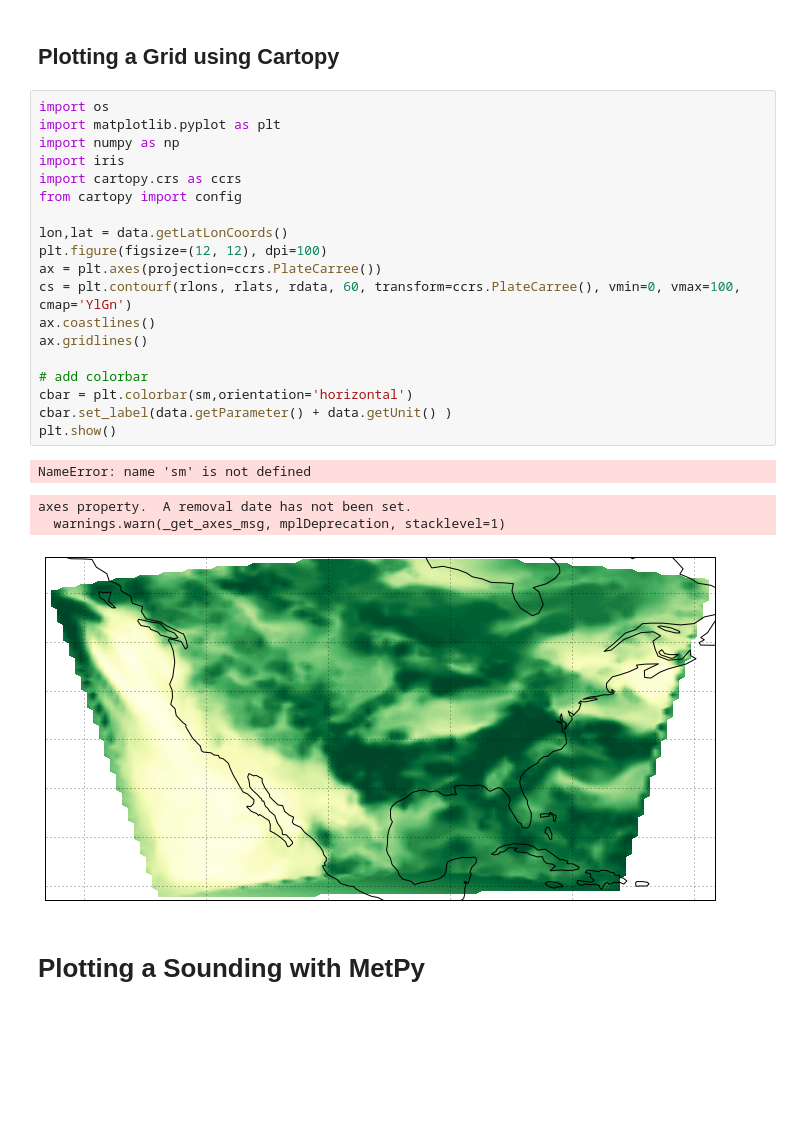
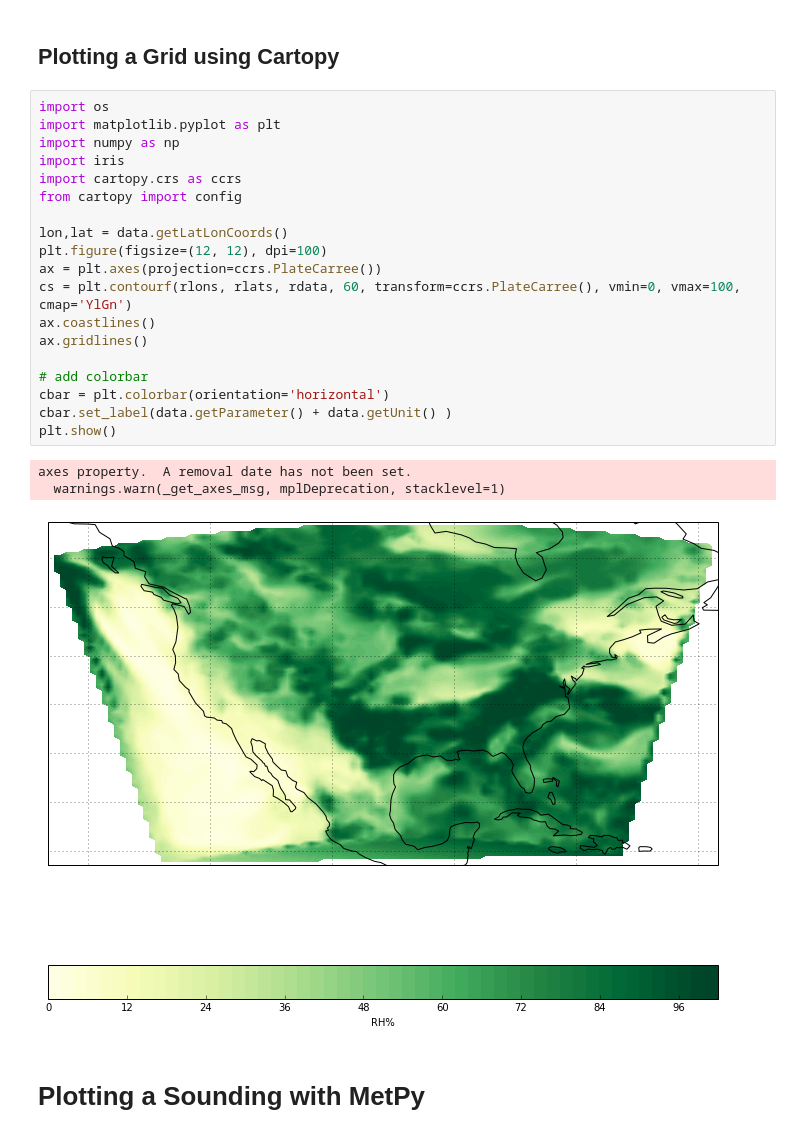
Before and after one commit to Unidata/python-awips, a Jupyter notebook: examples/Grid Display.ipynb, the cells around one changed output. Cells and saved outputs as stored; diff of their text form; blank space fills up the shorter version.

```diff
--- a/examples/Grid Display.ipynb
+++ b/examples/Grid Display.ipynb
@@ -163,26 +165,25 @@ cs = map.pcolormesh(rlons, rlats, rdata, latlon=True, vmin=0, vmax=100, cmap='Yl
 # %%
 import os
 import matplotlib.pyplot as plt
 import numpy as np
 import iris
 import cartopy.crs as ccrs
 from cartopy import config
 
 lon,lat = data.getLatLonCoords()
 plt.figure(figsize=(12, 12), dpi=100)
 ax = plt.axes(projection=ccrs.PlateCarree())
 cs = plt.contourf(rlons, rlats, rdata, 60, transform=ccrs.PlateCarree(), vmin=0, vmax=100, cmap='YlGn')
 ax.coastlines()
 ax.gridlines()
 
 # add colorbar
-cbar = plt.colorbar(sm,orientation='horizontal')
+cbar = plt.colorbar(orientation='horizontal')
 cbar.set_label(data.getParameter() + data.getUnit() )
 plt.show()
 # %% [output]
-NameError: name 'sm' is not defined
+axes property.  A removal date has not been set.
+  warnings.warn(_get_axes_msg, mplDeprecation, stacklevel=1)
-axes property.  A removal date has not been set.
-  warnings.warn(_get_axes_msg, mplDeprecation, stacklevel=1)
-[figure, old version]
+[figure, new version]
 # %% [markdown]
 # Plotting a Sounding with MetPy
```
Also changed, not shown: parts of 5 cells of this notebook.
